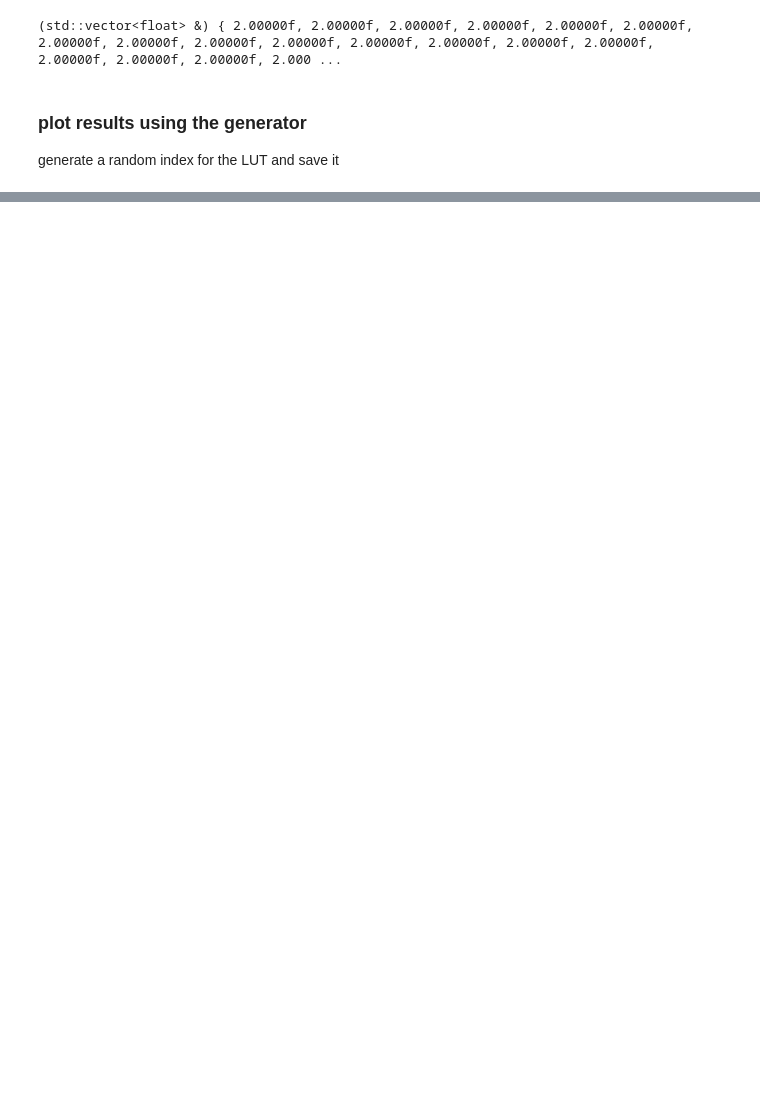
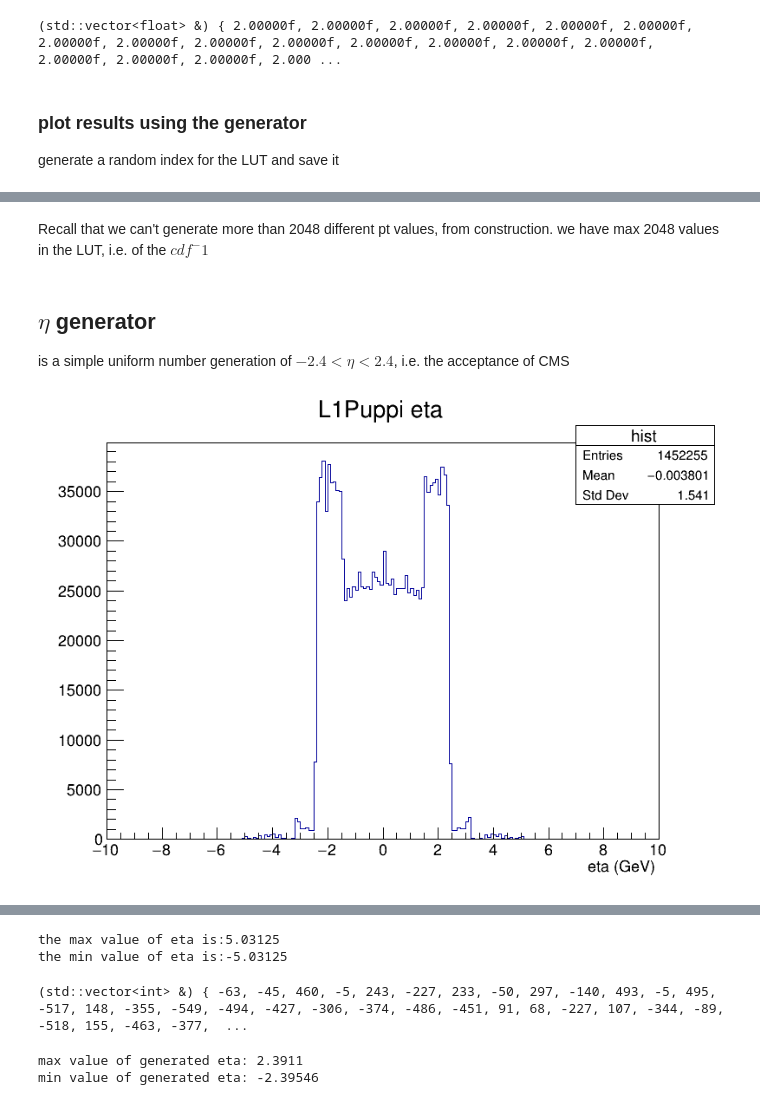
Before and after one commit to PietroCappelli/W3Pi_Analysis, a Jupyter notebook: w3pi_analysis/pt_generator.ipynb, the cells around one changed output, grey strips where cells are left out. Cells and saved outputs as stored; diff of their text form; code cells hidden in the pictures; blank space fills up the shorter version.

Commit message:
update generator

```diff
--- a/w3pi_analysis/pt_generator.ipynb
+++ b/w3pi_analysis/pt_generator.ipynb
@@ -168,2 +168,26 @@ c1->Draw();
 Warning in <TCanvas::Constructor>: Deleting canvas with same name: c1
 Warning in <TROOT::Append>: Replacing existing TH1: hist (Potential memory leak).
+# %% [markdown]
+Recall that we can't generate more than 2048 different pt values, from construction. we have max 2048 values in the LUT, i.e. of the $cdf^-1$
+# %% [markdown]
+## $\eta$ generator
+is a simple uniform number generation of $-2.4 < \eta < 2.4$, i.e. the acceptance of CMS
+# %%
+auto gen_eta   = df.Take<ROOT::VecOps::RVec<Float_t>>("L1Puppi_eta").GetValue();
+std::vector<double> etas;
+
+for (const auto& etai : gen_eta) {
+    etas.insert(etas.end(), etai.begin(), etai.end());
+}
+
+TH1F* hist_geneta = new TH1F("hist", "L1Puppi eta; eta (GeV)", 200, -10, 10); //GeV
+for (const auto &e : etas){
+    /*if(abs(e)<=2.4)*/ hist_geneta->Fill(e);
+}
+
+auto c1 = new TCanvas("c1", "c1", 800,600);
+
+hist_geneta->Draw();
+c1->Draw();
+# %% [output]
+[figure, added]
@@ -169,0 +196,27 @@ Warning in <TROOT::Append>: Replacing existing TH1: hist (Potential memory leak)
+# %%
+cout << "the max value of eta is:" << *max_element(etas.begin(),etas.end()) << endl;
+cout << "the min value of eta is:" << *min_element(etas.begin(),etas.end()) << endl;
+# %% [output]
+the max value of eta is:5.03125
+the min value of eta is:-5.03125
+# %%
+int N = 1023;
+std::vector<int> eta_gen;
+float gran = ROOT::Math::Pi()/720;
+// int int_eta = static_cast<int>(ph / gran) * gran
+for(int i=0; i<N;i++){
+    std::random_device rd;
+    std::mt19937 gen(rd());
+    std::uniform_real_distribution<float> uniform_dist(0.0, 1.0);
+    float ph=(2*uniform_dist(gen)*2.4) - 2.4;
+    eta_gen.push_back(static_cast<int>(ph / gran));
+}
+eta_gen
+# %% [output]
+(std::vector<int> &) { -63, -45, 460, -5, 243, -227, 233, -50, 297, -140, 493, -5, 495, -517, 148, -355, -549, -494, -427, -306, -374, -486, -451, 91, 68, -227, 107, -344, -89, -518, 155, -463, -377,  ...
+# %%
+cout << "max value of generated eta: " << *max_element(eta_gen.begin(), eta_gen.end()) * gran << endl;
+cout << "min value of generated eta: " << *min_element(eta_gen.begin(), eta_gen.end()) * gran << endl;
+# %% [output]
+max value of generated eta: 2.3911
+min value of generated eta: -2.39546
```
Also changed, not shown: parts of 15 cells of this notebook.
